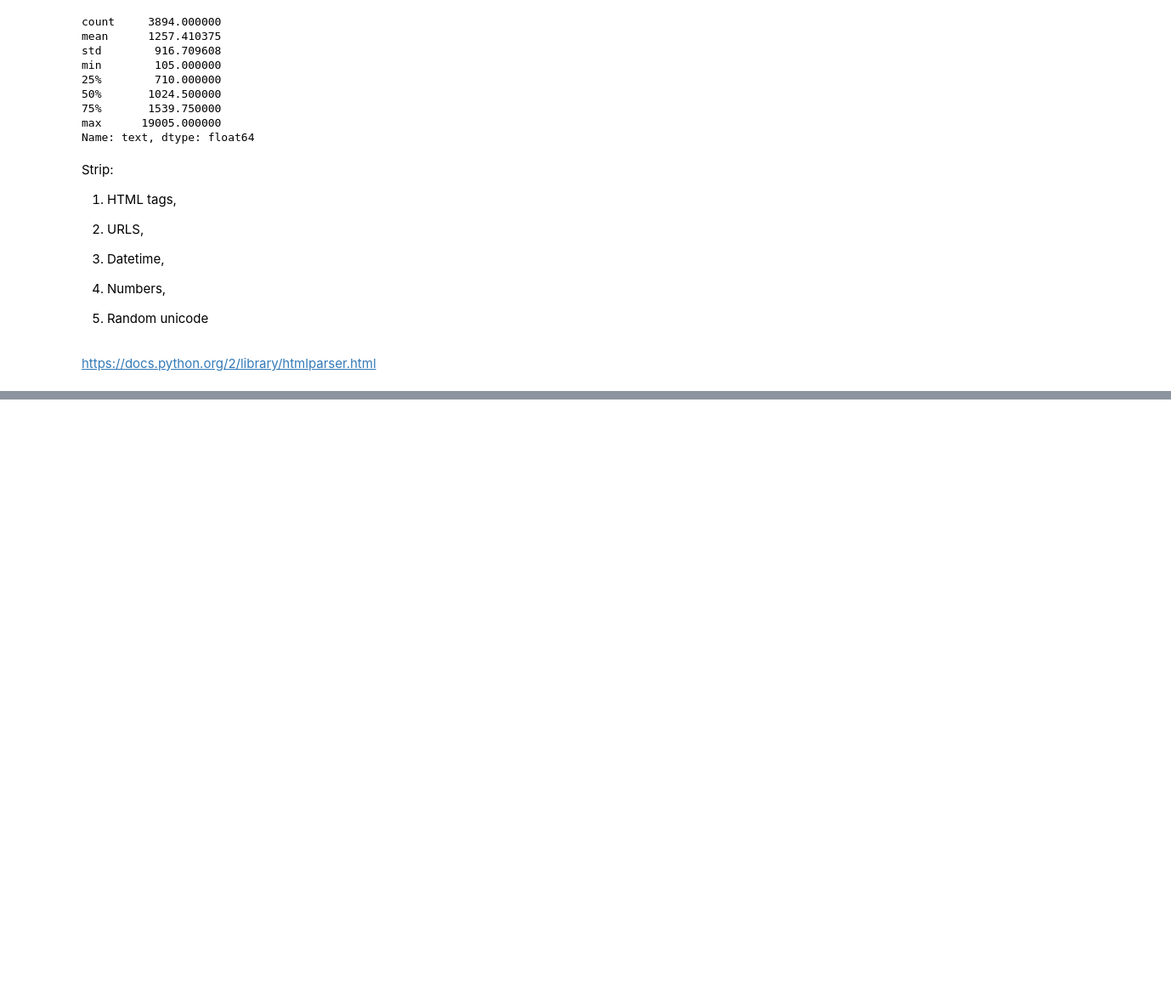
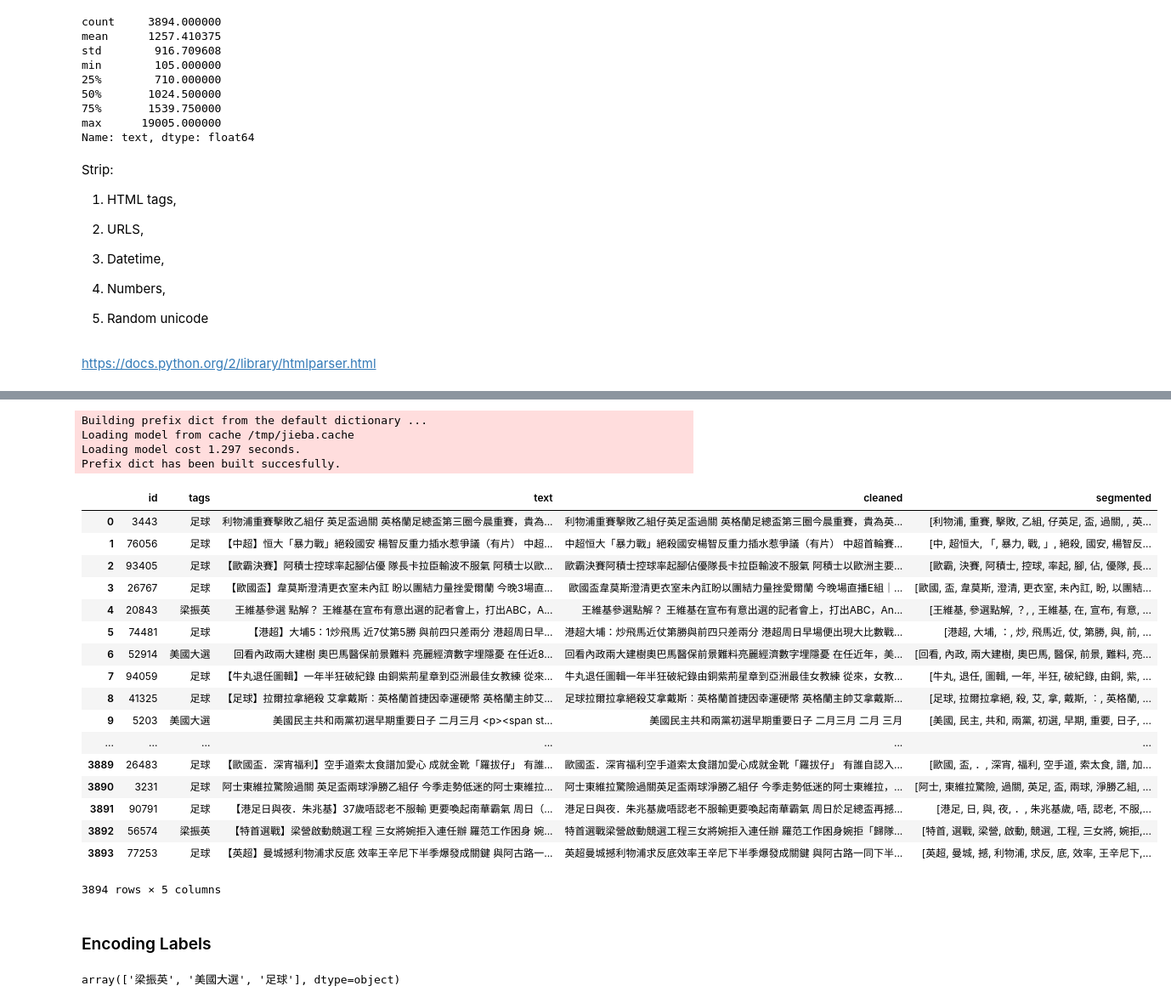
Before and after one commit to clara-codes/chinese-text-classification, a Jupyter notebook: Text Classification/Data Preprocessing.ipynb, the cells around one changed output, grey strips where cells are left out. Shown: that part at 85% size. Saved outputs shown, nothing was run; the diff lists cells and outputs as text; code cells hidden in the pictures; blank space fills up the shorter version.

Commit message:
Added segmentation, label encoding and stratified train-test-valid split for pre-processing, added basic model testing with Naive Bayes Classifier

```diff
--- a/Text Classification/Data Preprocessing.ipynb
+++ b/Text Classification/Data Preprocessing.ipynb
@@ -100,4 +125,4 @@ def clean_text(html):
     cleaner = TextCleaner(html)
     return cleaner.get_clean_text()
 # %%
-texts['segmented'] = texts['text'].apply(lambda x: clean_text(x) )
+train_set['cleaned'] = train_set['text'].apply(lambda x: clean_text(x) )
@@ -131,0 +145,30 @@ sklearn.__file__
+# %%
+train_set['segmented'] = train_set['cleaned'].apply(lambda x: list(jieba.cut(x, cut_all = False)))
+# %% [output]
+Building prefix dict from the default dictionary ...
+Loading model from cache /tmp/jieba.cache
+Loading model cost 1.297 seconds.
+Prefix dict has been built succesfully.
+# %%
+train_set
+# %% [output]
+|  | id | tags | text | cleaned | segmented |
+| 0 | 3443 | 足球 | 利物浦重賽擊敗乙組仔 英足盃過關 英格蘭足總盃第三圈今晨重賽，貴為... | 利物浦重賽擊敗乙組仔英足盃過關 英格蘭足總盃第三圈今晨重賽，貴為英... | [利物浦, 重賽, 擊敗, 乙組, 仔英足, 盃, 過關, , 英... |
+| 1 | 76056 | 足球 | 【中超】恒大「暴力戰」絕殺國安 楊智反重力插水惹爭議（有片） 中超... | 中超恒大「暴力戰」絕殺國安楊智反重力插水惹爭議（有片） 中超首輪賽... | [中, 超恒大, 「, 暴力, 戰, 」, 絕殺, 國安, 楊智反... |
+| 2 | 93405 | 足球 | 【歐霸決賽】阿積士控球率起腳佔優 隊長卡拉臣輸波不服氣 阿積士以歐... | 歐霸決賽阿積士控球率起腳佔優隊長卡拉臣輸波不服氣 阿積士以歐洲主要... | [歐霸, 決賽, 阿積士, 控球, 率起, 腳, 佔, 優隊, 長... |
+| 3 | 26767 | 足球 | 【歐國盃】韋莫斯澄清更衣室未內訌 盼以團結力量挫愛爾蘭 今晚3場直... | 歐國盃韋莫斯澄清更衣室未內訌盼以團結力量挫愛爾蘭 今晚場直播E組｜... | [歐國, 盃, 韋莫斯, 澄清, 更衣室, 未內訌, 盼, 以團結... |
+| 4 | 20843 | 梁振英 | 王維基參選 點解？ 王維基在宣布有意出選的記者會上，打出ABC，A... | 王維基參選點解？ 王維基在宣布有意出選的記者會上，打出ABC，An... | [王維基, 參選點解, ？, , 王維基, 在, 宣布, 有意, ... |
+| 5 | 74481 | 足球 | 【港超】大埔5：1炒飛馬 近7仗第5勝 與前四只差兩分 港超周日早... | 港超大埔：炒飛馬近仗第勝與前四只差兩分 港超周日早場便出現大比數戰... | [港超, 大埔, ：, 炒, 飛馬近, 仗, 第勝, 與, 前, ... |
+| 6 | 52914 | 美國大選 | 回看內政兩大建樹 奧巴馬醫保前景難料 亮麗經濟數字埋隱憂 在任近8... | 回看內政兩大建樹奧巴馬醫保前景難料亮麗經濟數字埋隱憂 在任近年，美... | [回看, 內政, 兩大建樹, 奧巴馬, 醫保, 前景, 難料, 亮... |
+| 7 | 94059 | 足球 | 【牛丸退任圖輯】一年半狂破紀錄 由銅紫荊星章到亞洲最佳女教練 從來... | 牛丸退任圖輯一年半狂破紀錄由銅紫荊星章到亞洲最佳女教練 從來，女教... | [牛丸, 退任, 圖輯, 一年, 半狂, 破紀錄, 由銅, 紫, ... |
+| 8 | 41325 | 足球 | 【足球】拉爾拉拿絕殺 艾拿戴斯︰英格蘭首捷因幸運硬幣 英格蘭主帥艾... | 足球拉爾拉拿絕殺艾拿戴斯︰英格蘭首捷因幸運硬幣 英格蘭主帥艾拿戴斯... | [足球, 拉爾拉拿絕, 殺, 艾, 拿, 戴斯, ︰, 英格蘭, ... |
+| 9 | 5203 | 美國大選 | 美國民主共和兩黨初選早期重要日子 二月三月 <p><span st... | 美國民主共和兩黨初選早期重要日子 二月三月 二月 三月 | [美國, 民主, 共和, 兩黨, 初選, 早期, 重要, 日子, ... |
+| ... | ... | ... | ... | ... | ... |
+| 3889 | 26483 | 足球 | 【歐國盃．深宵福利】空手道索太食譜加愛心 成就金靴「羅拔仔」 有誰... | 歐國盃．深宵福利空手道索太食譜加愛心成就金靴「羅拔仔」 有誰自認入... | [歐國, 盃, ．, 深宵, 福利, 空手道, 索太食, 譜, 加... |
+| 3890 | 3231 | 足球 | 阿士東維拉驚險過關 英足盃兩球淨勝乙組仔 今季走勢低迷的阿士東維拉... | 阿士東維拉驚險過關英足盃兩球淨勝乙組仔 今季走勢低迷的阿士東維拉，... | [阿士, 東維拉驚險, 過關, 英足, 盃, 兩球, 淨勝乙組, ... |
+| 3891 | 90791 | 足球 | 【港足日與夜．朱兆基】37歲唔認老不服輸 更要喚起南華霸氣 周日（... | 港足日與夜．朱兆基歲唔認老不服輸更要喚起南華霸氣 周日於足總盃再撼... | [港足, 日, 與, 夜, ．, 朱兆基歲, 唔, 認老, 不服,... |
+| 3892 | 56574 | 梁振英 | 【特首選戰】梁營啟動競選工程 三女將婉拒入連任辦 羅范工作困身 婉... | 特首選戰梁營啟動競選工程三女將婉拒入連任辦 羅范工作困身婉拒「歸隊... | [特首, 選戰, 梁營, 啟動, 競選, 工程, 三女將, 婉拒,... |
+| 3893 | 77253 | 足球 | 【英超】曼城撼利物浦求反底 效率王辛尼下半季爆發成關鍵 與阿古路一... | 英超曼城撼利物浦求反底效率王辛尼下半季爆發成關鍵 與阿古路一同下半... | [英超, 曼城, 撼, 利物浦, 求反, 底, 效率, 王辛尼下,... |
+3894 rows × 5 columns
+# %% [markdown]
+### Encoding Labels
@@ -131,0 +177,6 @@ sklearn.__file__
+# %%
+le = preprocessing.LabelEncoder()
+le.fit(train_set['tags'])
+le.classes_
+# %% [output]
+array(['梁振英', '美國大選', '足球'], dtype=object)
```
Also changed, not shown: parts of 23 cells of this notebook, 4 other files.
